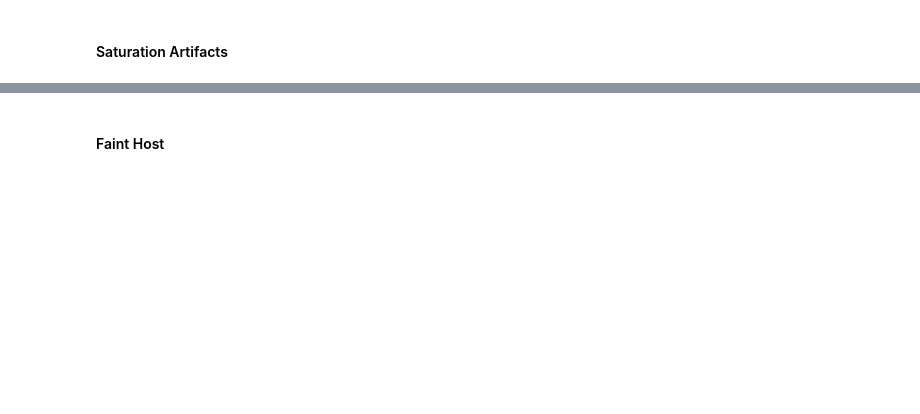
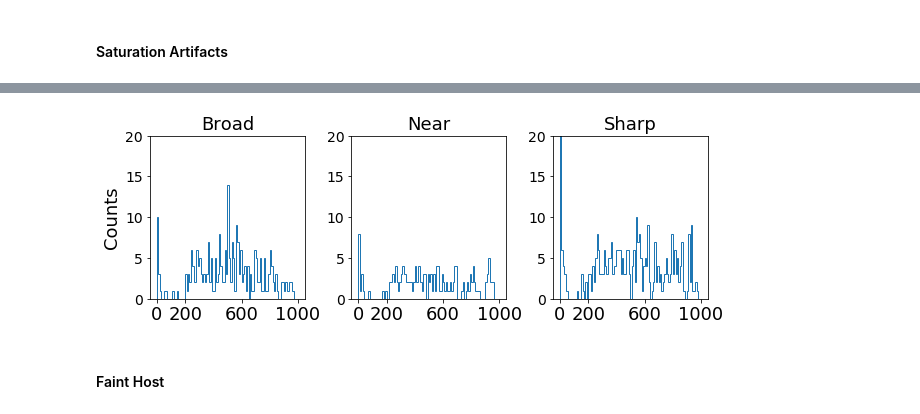
Before and after one commit to LSSTDESC/dia_improvement, a Jupyter notebook: devel/paper_table.ipynb, the cells around one changed output, grey strips where cells are left out. Drawn from its saved outputs; the diff is of its cells as text; code cells hidden in the pictures; blank space fills up the shorter version.

```diff
--- a/devel/paper_table.ipynb
+++ b/devel/paper_table.ipynb
@@ -677,32 +707,34 @@ NameError: name 'narrow' is not defined
 # %%
 
 fig, ax = plt.subplots(1,3,figsize=(10, 3))
 fig.subplots_adjust(wspace=0.3)
-bins = np.arange(0, 1000, 10)
+bins = np.arange(0, 1010, 10)
 labelsize = 18
 xticks = [0, 200, 600, 1000]
 ylim = (0, 20)
-ax[0].hist(broad['host_snr'], bins=bins)
+ax[0].hist(broad['host_snr'], bins=bins, histtype='step')
 ax[0].set_xticks(xticks)
 ax[0].set_xticklabels(xticks, fontsize=labelsize)
 ax[0].set_ylim(ylim)
 ax[0].set_ylabel('Counts', size=labelsize)
 # ax[0].set_xlabel('Source SNR', size=labelsize)
 ax[0].set_title("Broad", size=labelsize)
-ax[1].hist(near['host_snr'], bins=bins)
+ax[1].hist(near['host_snr'], bins=bins, histtype='step')
 ax[1].set_xticks(xticks)
 ax[1].set_xticklabels(xticks, fontsize=labelsize)
 ax[1].set_ylim(ylim)
 # ax[1].set_xlabel('Source SNR', size=labelsize)
 ax[1].set_title("Near", size=labelsize)
-ax[2].hist(narrow['host_snr'], bins=bins)
+ax[2].hist(narrow['host_snr'], bins=bins, histtype='step')
 ax[2].set_xticks(xticks)
 ax[2].set_xticklabels(xticks, fontsize=labelsize)
 ax[2].set_ylim(ylim)
 # ax[2].set_xlabel('Source SNR', size=labelsize)
 ax[2].set_title("Sharp", size=labelsize)
 # plt.suptitle('Source SNR Distribution', size=labelsize, y=1.1)
 plt.savefig('./paper_plots/p_fwhm_host_snr.pdf')
+# %% [output]
+[figure, added]
 # %% [markdown]
 #### Faint Host
 # %%
```
Also changed, not shown: parts of 25 cells of this notebook.
